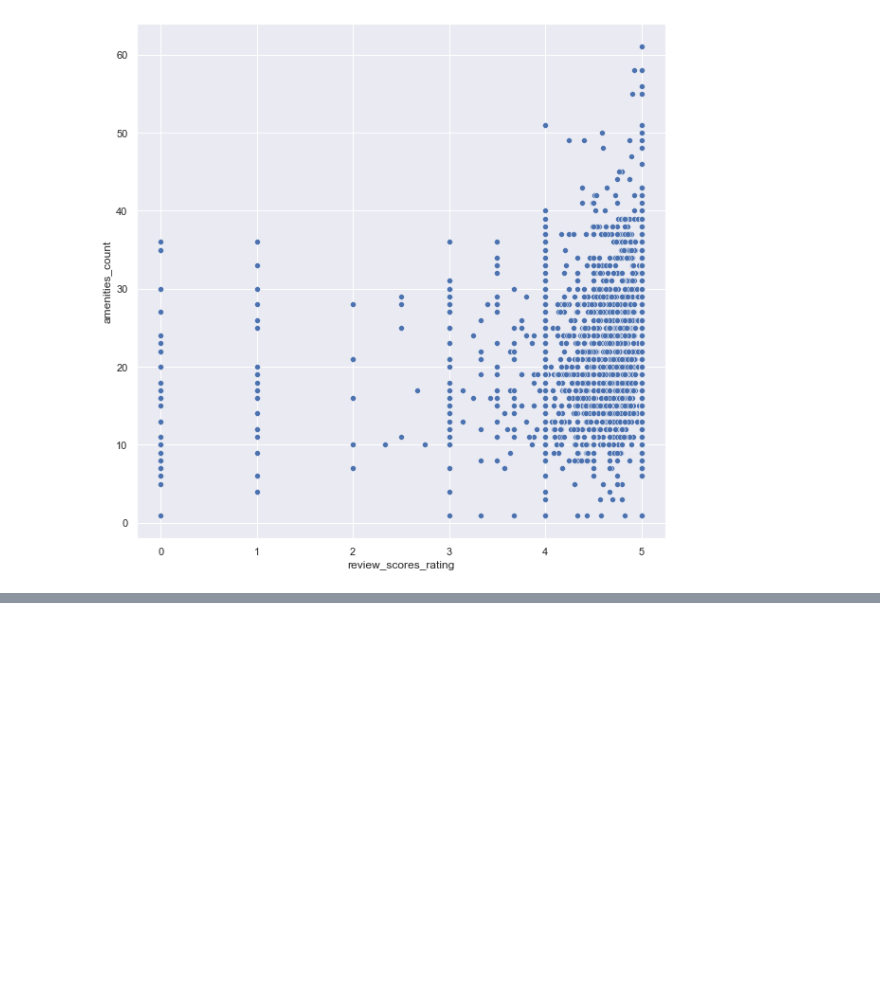
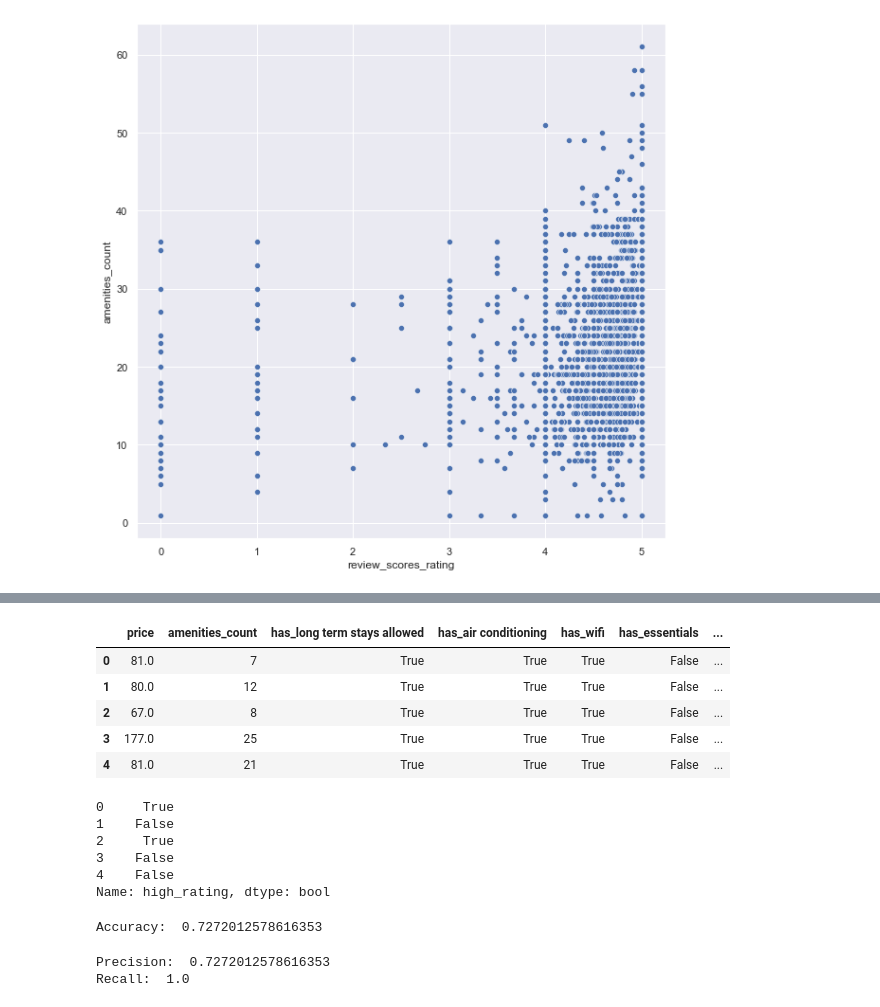
Before and after one commit to boonhaoyeo/SC1015-Mini-Project, a Jupyter notebook: Test Project for Amenities.ipynb, the cells around one changed output, grey strips where cells are left out. Cells and saved outputs as stored; diff of their text form; code cells hidden in the pictures; blank space fills up the shorter version.

```diff
--- a/Test Project for Amenities.ipynb
+++ b/Test Project for Amenities.ipynb
@@ -224,0 +350,9 @@ See the caveats in the documentation: https://pandas.pydata.org/pandas-docs/stab
+# %%
+def value_label(row):
+    if row['review_scores_rating'] >= 4.7:
+        return True
+    else:
+        return False
+
+amenities['high_rating'] = amenities.apply(lambda row: value_label(row), axis=1)
+amenities.head()
@@ -224,0 +366,23 @@ See the caveats in the documentation: https://pandas.pydata.org/pandas-docs/stab
+# %%
+amenities = amenities.fillna(amenities['review_scores_rating'].median())
+X = amenities.drop(columns=['review_scores_rating', 'amenities', 'high_rating'], axis=1)
+y = amenities['high_rating']
+X_train, X_test, y_train, y_test = train_test_split(X, y, test_size = 0.3, random_state = 5)
+
+X.head()
+# %% [output]
+|  | price | amenities_count | has_long term stays allowed | has_air conditioning | has_wifi | has_essentials | ... |
+| 0 | 81.0 | 7 | True | True | True | False | ... |
+| 1 | 80.0 | 12 | True | True | True | False | ... |
+| 2 | 67.0 | 8 | True | True | True | False | ... |
+| 3 | 177.0 | 25 | True | True | True | False | ... |
+| 4 | 81.0 | 21 | True | True | True | False | ... |
+# %%
+y.head()
+# %% [output]
+0     True
+1    False
+2     True
+3    False
+4    False
+Name: high_rating, dtype: bool
@@ -224,0 +395,12 @@ See the caveats in the documentation: https://pandas.pydata.org/pandas-docs/stab
+# %%
+from sklearn import metrics
+
+print("Accuracy: ", metrics.accuracy_score(y_test, y_pred))
+# %% [output]
+Accuracy:  0.7272012578616353
+# %%
+print("Precision: ",metrics.precision_score(y_test, y_pred))
+print("Recall: ",metrics.recall_score(y_test, y_pred))
+# %% [output]
+Precision:  0.7272012578616353
+Recall:  1.0
```
Also changed, not shown: parts of 15 cells of this notebook.
